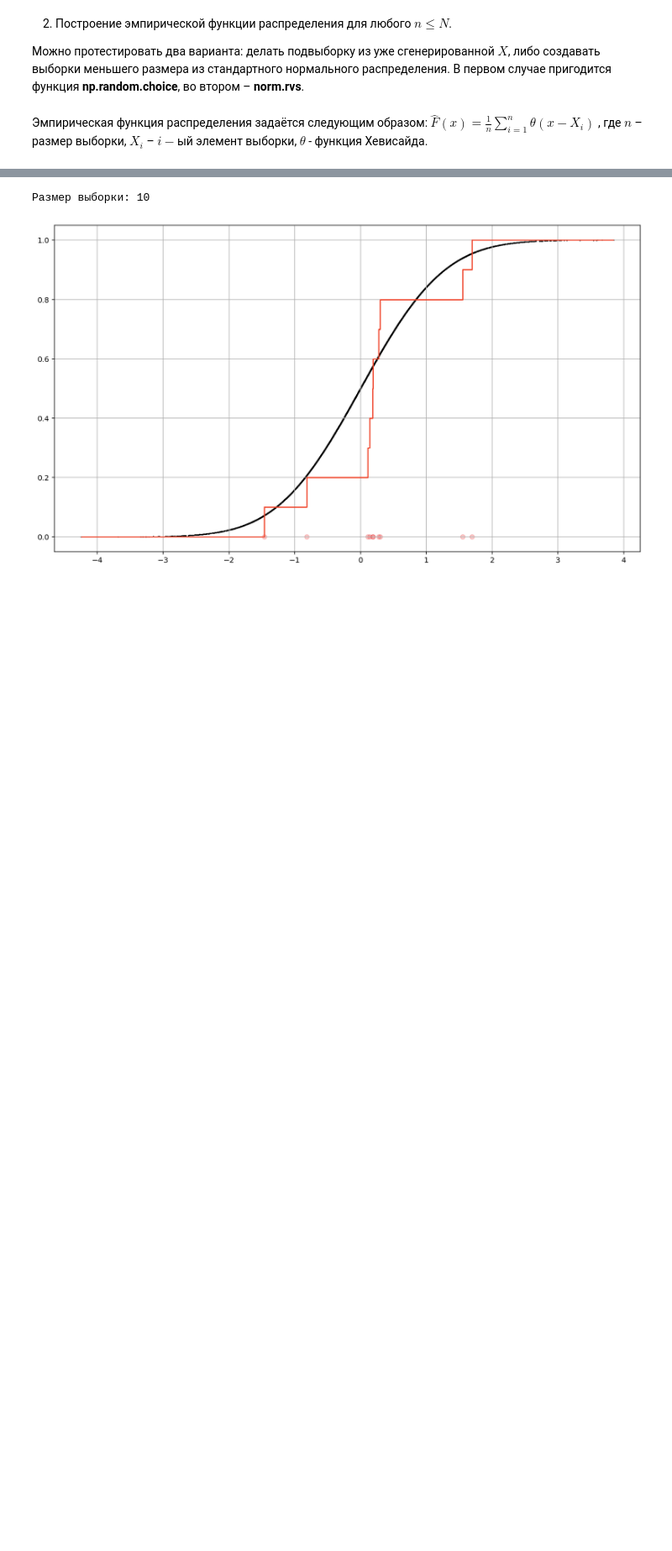
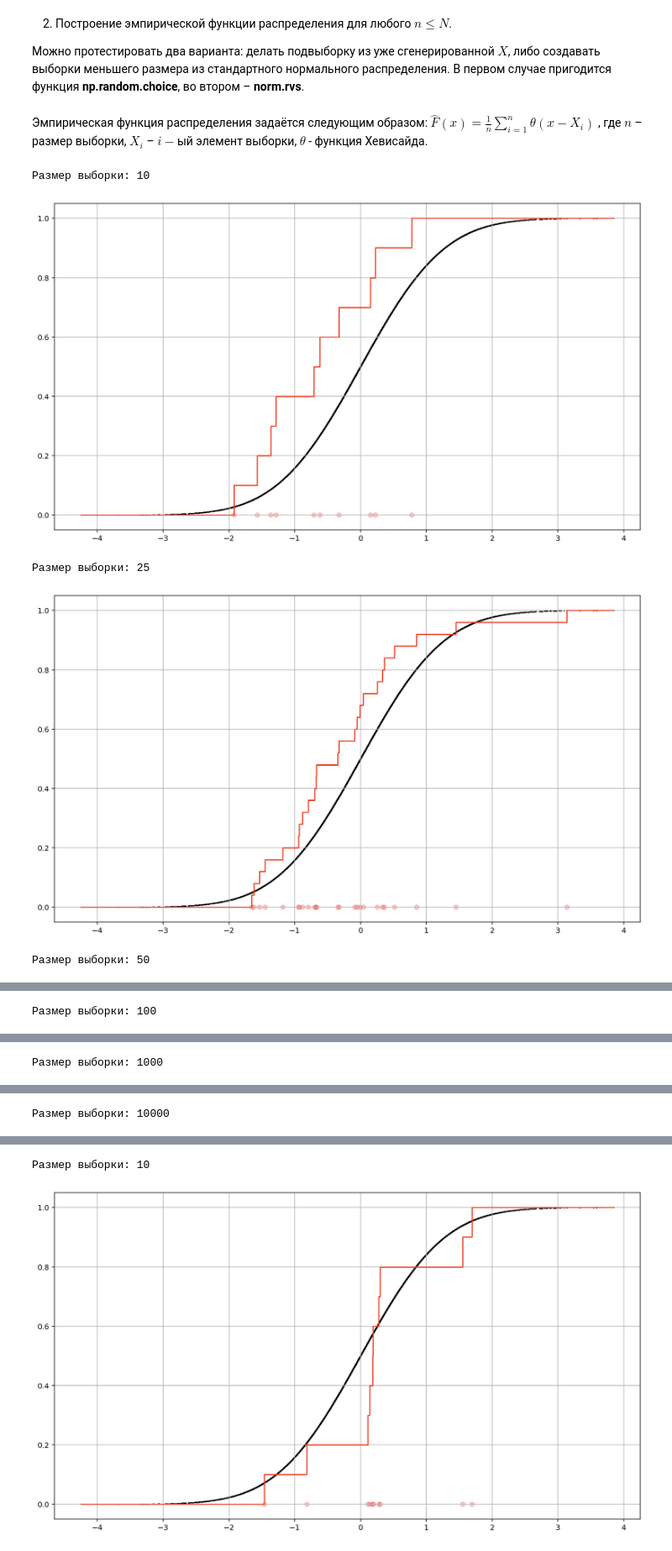
Before and after one commit to ArtemFuchs/Tinkoff_applied_statistics, a Jupyter notebook: lecture_3_task_1.ipynb, the cells around one changed output, grey strips where cells are left out. Shown: that part at 84% size. Drawn from its saved outputs; the diff is of its cells as text; code cells hidden in the pictures; blank space fills up the shorter version.

```diff
--- a/lecture_3_task_1.ipynb
+++ b/lecture_3_task_1.ipynb
@@ -72,3 +72,16 @@ def ecdf_visualisation(X: np.ndarray, n: int, random_choice: bool = False) -> No
 
     print('Размер выборки:', n)
     plt.show()
+# %%
+ecdf_visualisation(X=X, n=10, random_choice=True)
+ecdf_visualisation(X=X, n=25, random_choice=True)
+ecdf_visualisation(X=X, n=50, random_choice=True)
+ecdf_visualisation(X=X, n=100, random_choice=True)
+ecdf_visualisation(X=X, n=1000, random_choice=True)
+ecdf_visualisation(X=X, n=N, random_choice=True)
+# %% [output]
+Размер выборки: 10
+[figure, added]
+Размер выборки: 25
+[figure, added]
+Размер выборки: 50
@@ -74,0 +89 @@ def ecdf_visualisation(X: np.ndarray, n: int, random_choice: bool = False) -> No
+Размер выборки: 100
@@ -74,0 +91 @@ def ecdf_visualisation(X: np.ndarray, n: int, random_choice: bool = False) -> No
+Размер выборки: 1000
@@ -74,0 +93 @@ def ecdf_visualisation(X: np.ndarray, n: int, random_choice: bool = False) -> No
+Размер выборки: 10000
```
Also changed, not shown: parts of 1 cell of this notebook.
